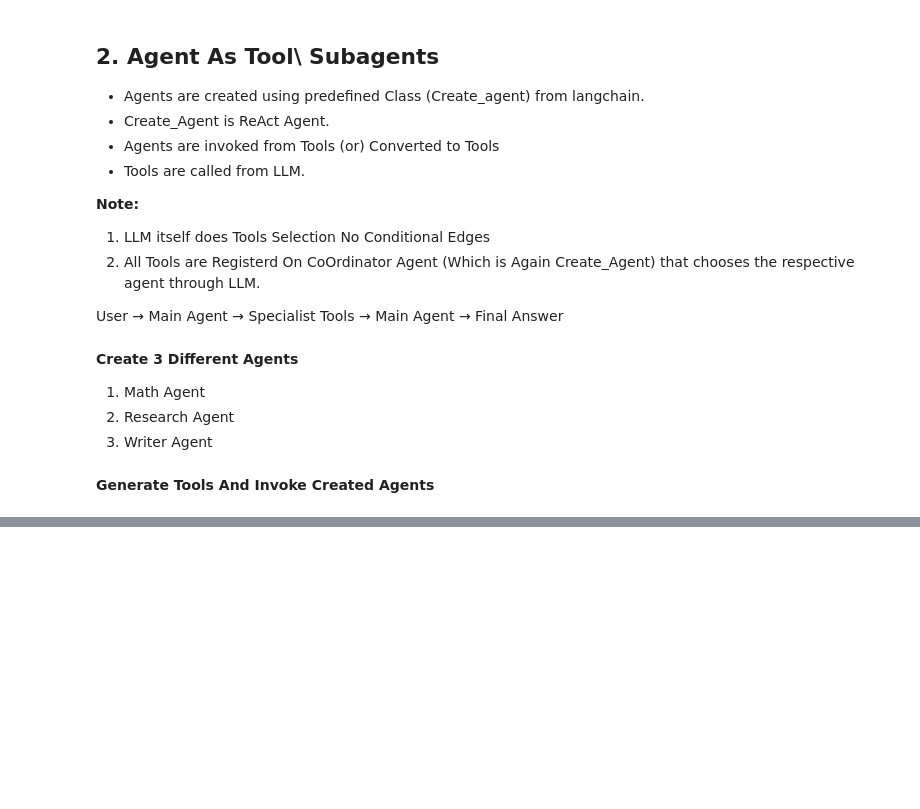
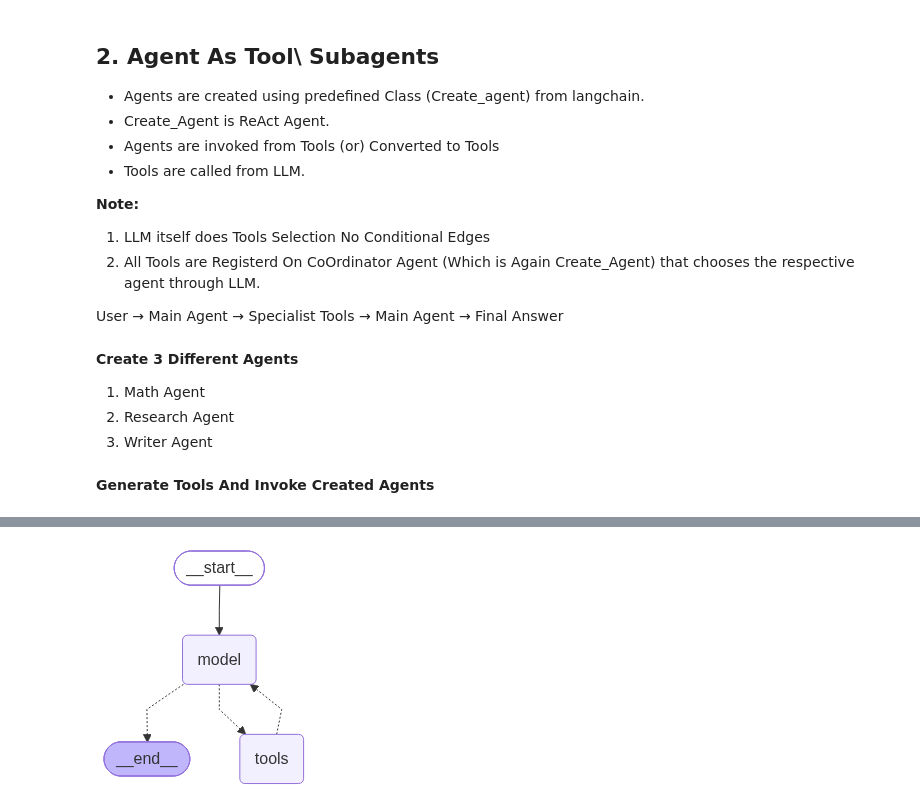
Before and after one commit to anilpomar/Full-Stack-Gen-AI-BootCamp-KrishNaik-, a Jupyter notebook: Class-49-26-Sep-2026_MultiAgents/MultiAgent_DifferentTypes.ipynb, the cells around one changed output, grey strips where cells are left out. Drawn from its saved outputs; the diff is of its cells as text; code cells hidden in the pictures; blank space fills up the shorter version.

Commit message:
Supervisor Multi-Agent

```diff
--- a/Class-49-26-Sep-2026_MultiAgents/MultiAgent_DifferentTypes.ipynb
+++ b/Class-49-26-Sep-2026_MultiAgents/MultiAgent_DifferentTypes.ipynb
@@ -343,0 +350,14 @@ def Writer_Agent(query:str)->str:
+# %%
+Main_Agent=create_agent(
+    model=model,
+    tools=[Math_agent,Research_agent,Writer_Agent],
+    system_prompt="You are a multi-agent coordinator." \
+    " You will receive user queries and decide which specialist agent "
+    "(math, research, or writing) is best suited to handle the query." \
+    " Delegate the task to the appropriate agent and return their response.",
+    name="MainAgent"
+)
+# %%
+Main_Agent
+# %% [output]
+[figure, added]
```
Also changed, not shown: parts of 28 cells of this notebook.
